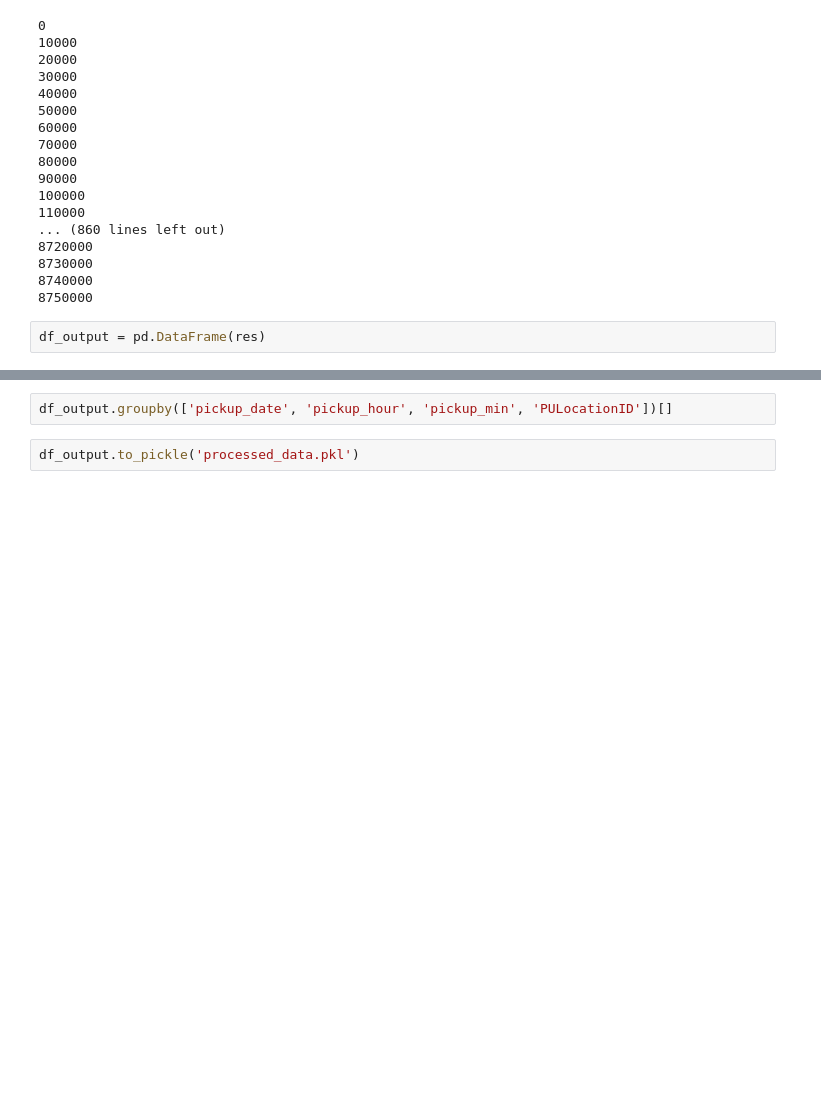
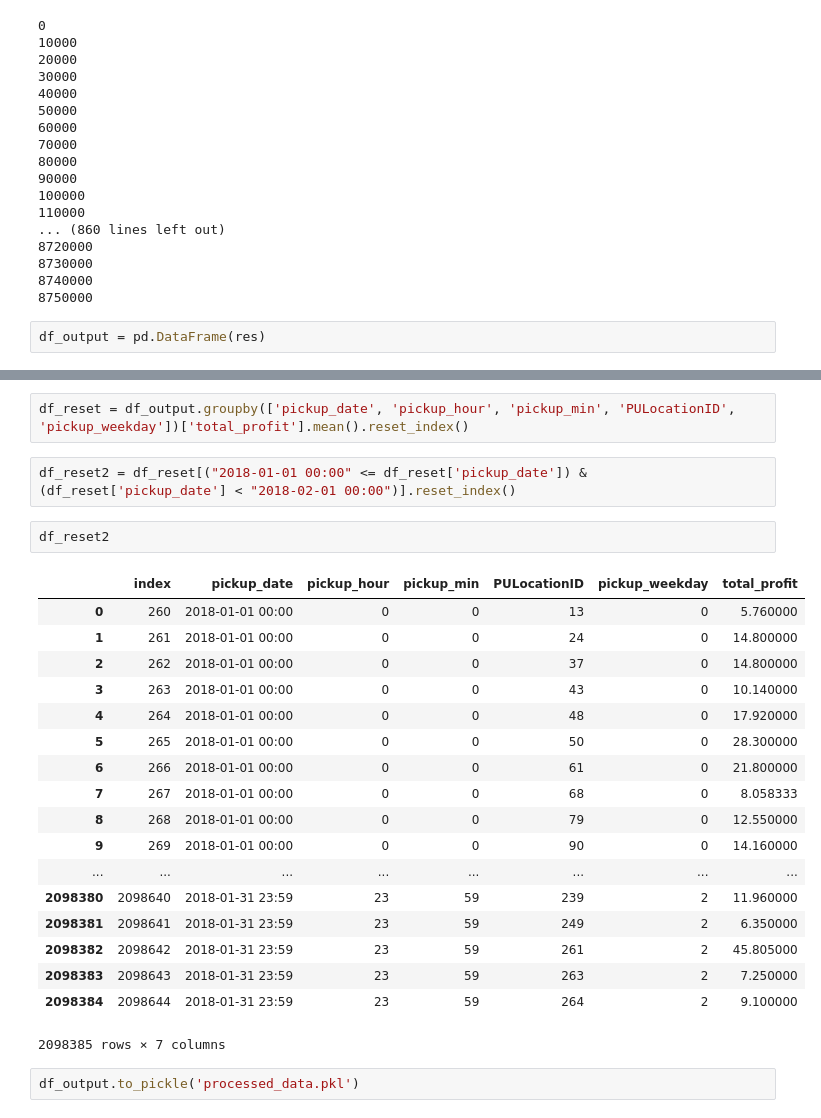
Before and after one commit to Summer-Jiaoyang-Li/cc-ml, a Jupyter notebook: project/data-preprocessing.ipynb, the cells around one changed output, grey strips where cells are left out. Drawn from its saved outputs; the diff is of its cells as text; blank space fills up the shorter version.

```diff
--- a/project/data-preprocessing.ipynb
+++ b/project/data-preprocessing.ipynb
@@ -99,5 +121,28 @@ print(list(df_output.columns.values))
 # %%
-df_output.groupby(['pickup_date', 'pickup_hour', 'pickup_min', 'PULocationID'])[]
+df_reset = df_output.groupby(['pickup_date', 'pickup_hour', 'pickup_min', 'PULocationID', 'pickup_weekday'])['total_profit'].mean().reset_index()
+# %%
+df_reset2 = df_reset[("2018-01-01 00:00" <= df_reset['pickup_date']) & (df_reset['pickup_date'] < "2018-02-01 00:00")].reset_index()
+# %%
+df_reset2
+# %% [output]
+|  | index | pickup_date | pickup_hour | pickup_min | PULocationID | pickup_weekday | total_profit |
+| 0 | 260 | 2018-01-01 00:00 | 0 | 0 | 13 | 0 | 5.760000 |
+| 1 | 261 | 2018-01-01 00:00 | 0 | 0 | 24 | 0 | 14.800000 |
+| 2 | 262 | 2018-01-01 00:00 | 0 | 0 | 37 | 0 | 14.800000 |
+| 3 | 263 | 2018-01-01 00:00 | 0 | 0 | 43 | 0 | 10.140000 |
+| 4 | 264 | 2018-01-01 00:00 | 0 | 0 | 48 | 0 | 17.920000 |
+| 5 | 265 | 2018-01-01 00:00 | 0 | 0 | 50 | 0 | 28.300000 |
+| 6 | 266 | 2018-01-01 00:00 | 0 | 0 | 61 | 0 | 21.800000 |
+| 7 | 267 | 2018-01-01 00:00 | 0 | 0 | 68 | 0 | 8.058333 |
+| 8 | 268 | 2018-01-01 00:00 | 0 | 0 | 79 | 0 | 12.550000 |
+| 9 | 269 | 2018-01-01 00:00 | 0 | 0 | 90 | 0 | 14.160000 |
+| ... | ... | ... | ... | ... | ... | ... | ... |
+| 2098380 | 2098640 | 2018-01-31 23:59 | 23 | 59 | 239 | 2 | 11.960000 |
+| 2098381 | 2098641 | 2018-01-31 23:59 | 23 | 59 | 249 | 2 | 6.350000 |
+| 2098382 | 2098642 | 2018-01-31 23:59 | 23 | 59 | 261 | 2 | 45.805000 |
+| 2098383 | 2098643 | 2018-01-31 23:59 | 23 | 59 | 263 | 2 | 7.250000 |
+| 2098384 | 2098644 | 2018-01-31 23:59 | 23 | 59 | 264 | 2 | 9.100000 |
+2098385 rows × 7 columns
 # %%
 df_output.to_pickle('processed_data.pkl')
 # %%
```
Also changed, not shown: parts of 3 cells of this notebook.
